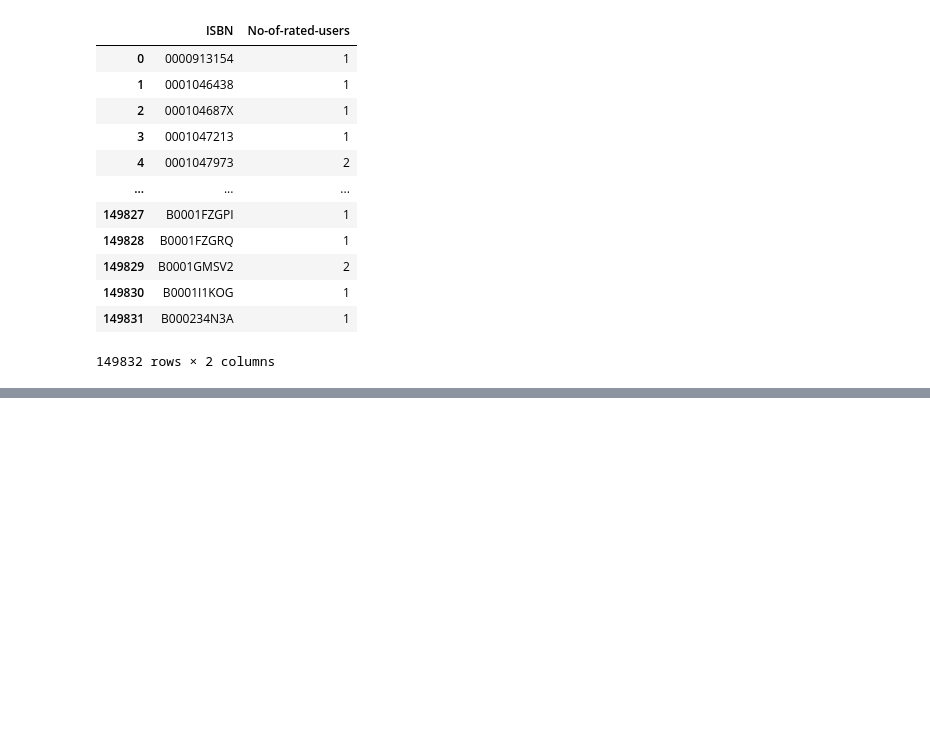
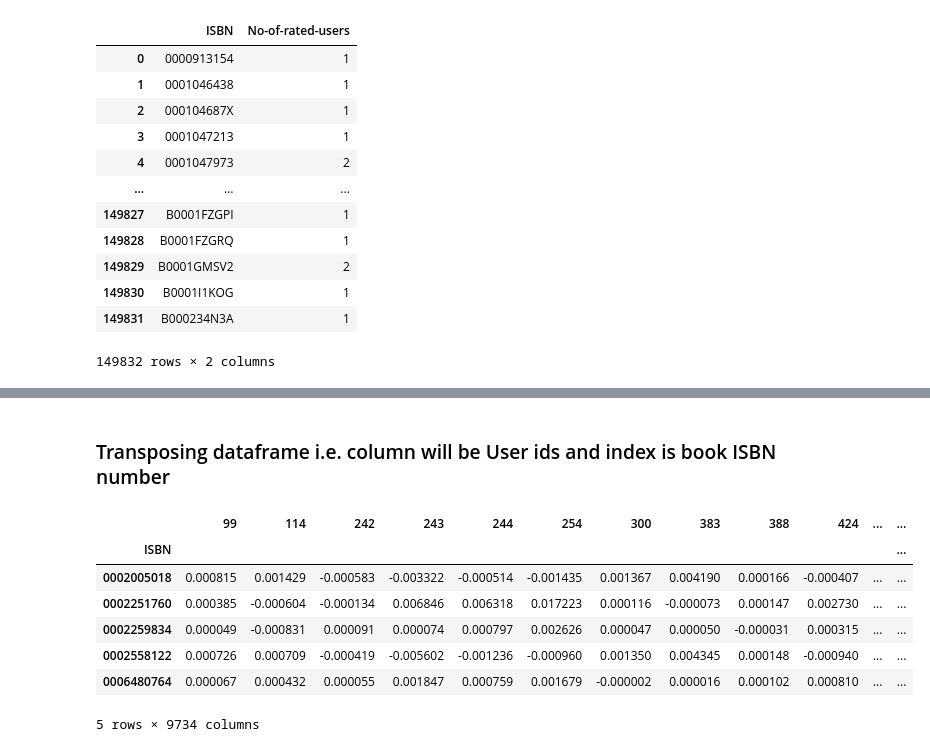
Before and after one commit to Suraj-7077/Unsupervised-ML-Book-Recommendation-system-Model, a Jupyter notebook: Unsupervised_ML_Capstone_Project_IV_.ipynb, the cells around one changed output, grey strips where cells are left out. Drawn from its saved outputs; the diff is of its cells as text; code cells hidden in the pictures; blank space fills up the shorter version.

```diff
--- a/Unsupervised_ML_Capstone_Project_IV_.ipynb
+++ b/Unsupervised_ML_Capstone_Project_IV_.ipynb
@@ -1493,0 +1657,8 @@ books_count_df
+# %%
+no_of_factors_to_mf = 24          # number of factors used in matrix factorization # That is 24 rows and 24 columns i.e. 24 X 24 matrix
+
+
+U, sigma, Vt = svds(book_ratings_matrix, k= no_of_factors_to_mf)      # creating a singular value decomposition of an n x m matrix complex matrix M is a factorization of the form M = UΣVt , Vt= V transpose
+# %%
+# Now converting Σ sigma matrix to diagonal matrix
+sigma = np.diag(sigma)
@@ -1493,0 +1675,4 @@ books_count_df
+# %%
+# After Matrix factorization we predicted book ratings values as
+
+predicted_book_ratings_matrix = np.dot(np.dot(U, sigma), Vt)          # np.dot() shows matrix multiplication
@@ -1493,0 +1697,2 @@ books_count_df
+# %%
+predicted_book_ratings_df = pd.DataFrame(predicted_book_ratings_matrix, columns= users_book_pivot_matrix.columns, index= user_id)
@@ -1493,0 +1709,13 @@ books_count_df
+# %% [markdown]
+### Transposing dataframe i.e. column will be User ids and index is book ISBN number
+# %%
+predicted_book_ratings_df.transpose().head()
+# %% [output]
+|  | 99 | 114 | 242 | 243 | 244 | 254 | 300 | 383 | 388 | 424 | ... | ... |
+| ISBN |  |  |  |  |  |  |  |  |  |  |  | ... |
+| 0002005018 | 0.000815 | 0.001429 | -0.000583 | -0.003322 | -0.000514 | -0.001435 | 0.001367 | 0.004190 | 0.000166 | -0.000407 | ... | ... |
+| 0002251760 | 0.000385 | -0.000604 | -0.000134 | 0.006846 | 0.006318 | 0.017223 | 0.000116 | -0.000073 | 0.000147 | 0.002730 | ... | ... |
+| 0002259834 | 0.000049 | -0.000831 | 0.000091 | 0.000074 | 0.000797 | 0.002626 | 0.000047 | 0.000050 | -0.000031 | 0.000315 | ... | ... |
+| 0002558122 | 0.000726 | 0.000709 | -0.000419 | -0.005602 | -0.001236 | -0.000960 | 0.001350 | 0.004345 | 0.000148 | -0.000940 | ... | ... |
+| 0006480764 | 0.000067 | 0.000432 | 0.000055 | 0.001847 | 0.000759 | 0.001679 | -0.000002 | 0.000016 | 0.000102 | 0.000810 | ... | ... |
+5 rows × 9734 columns
```
Also changed, not shown: parts of 33 cells of this notebook.
